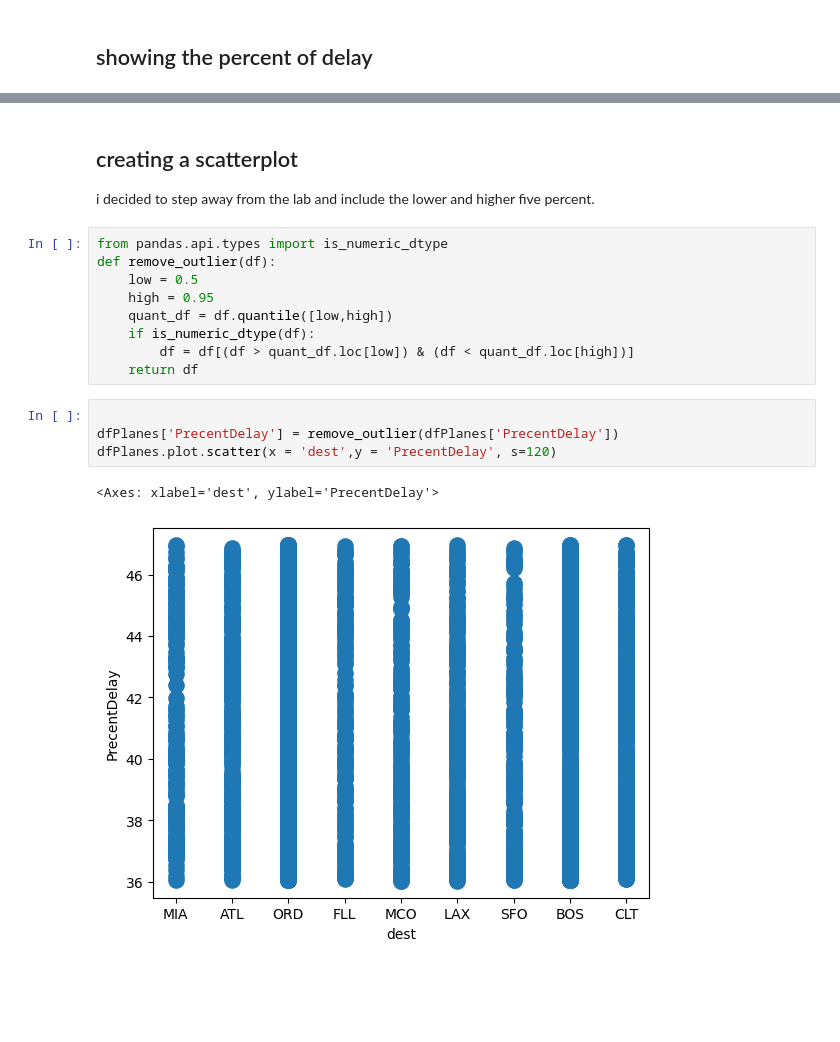
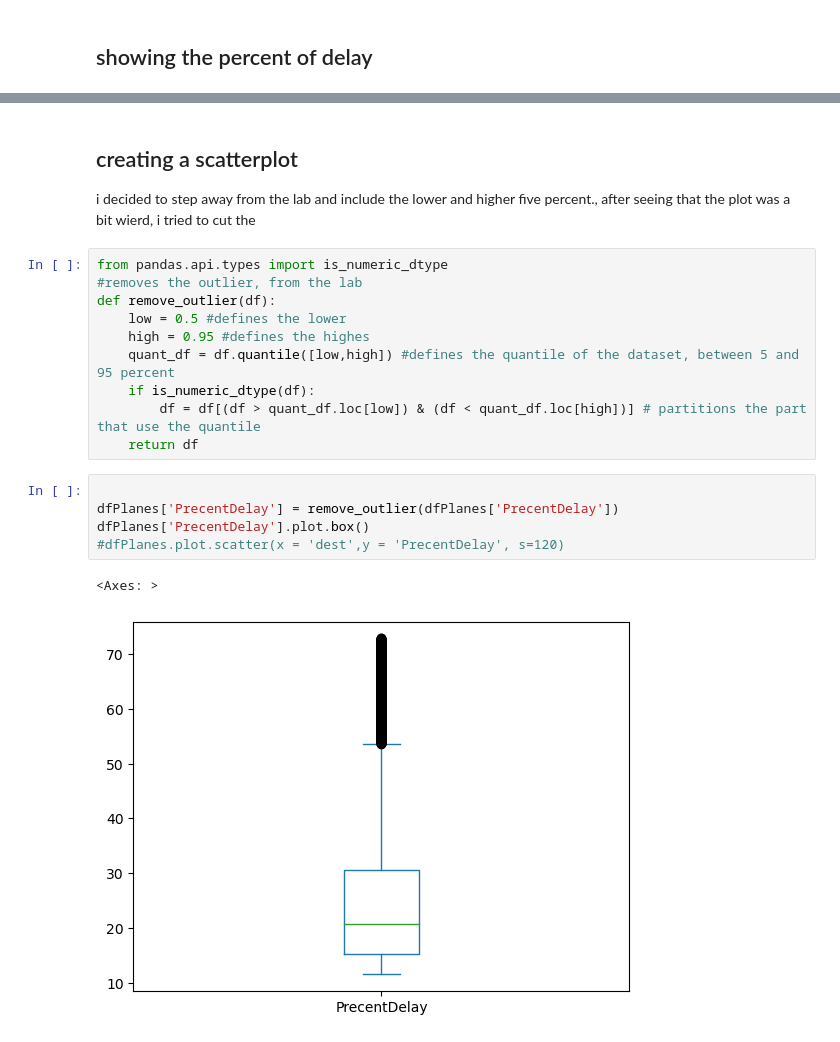
Before and after one commit to jpwiig/DAVE3625-intro-to-ai, a Jupyter notebook: lab-3/lab-3.ipynb, the cells around one changed output, grey strips where cells are left out. Saved outputs shown, nothing was run; the diff lists cells and outputs as text; blank space fills up the shorter version.

Commit message:
Commenting more, wierd stats???

```diff
--- a/lab-3/lab-3.ipynb
+++ b/lab-3/lab-3.ipynb
@@ -89,20 +101,22 @@ dfPlanes['PrecentDelay'].plot.box()
 # %% [markdown]
 ## creating a scatterplot
 
-i decided to step away from the lab and include the lower and higher five percent.
+i decided to step away from the lab and include the lower and higher five percent., after seeing that the plot was a bit wierd, i tried to cut the
 # %%
 from pandas.api.types import is_numeric_dtype
+#removes the outlier, from the lab
 def remove_outlier(df):
-    low = 0.5
-    high = 0.95
-    quant_df = df.quantile([low,high])
+    low = 0.5 #defines the lower
+    high = 0.95 #defines the highes
+    quant_df = df.quantile([low,high]) #defines the quantile of the dataset, between 5 and 95 percent
     if is_numeric_dtype(df):
-        df = df[(df > quant_df.loc[low]) & (df < quant_df.loc[high])]
+        df = df[(df > quant_df.loc[low]) & (df < quant_df.loc[high])] # partitions the part that use the quantile
     return df
 # %%
 
 dfPlanes['PrecentDelay'] = remove_outlier(dfPlanes['PrecentDelay'])
-dfPlanes.plot.scatter(x = 'dest',y = 'PrecentDelay', s=120)
+dfPlanes['PrecentDelay'].plot.box()
+#dfPlanes.plot.scatter(x = 'dest',y = 'PrecentDelay', s=120)
 # %% [output]
-<Axes: xlabel='dest', ylabel='PrecentDelay'>
+<Axes: >
-[figure, old version]
+[figure, new version]
```
Also changed, not shown: parts of 5 cells of this notebook.
